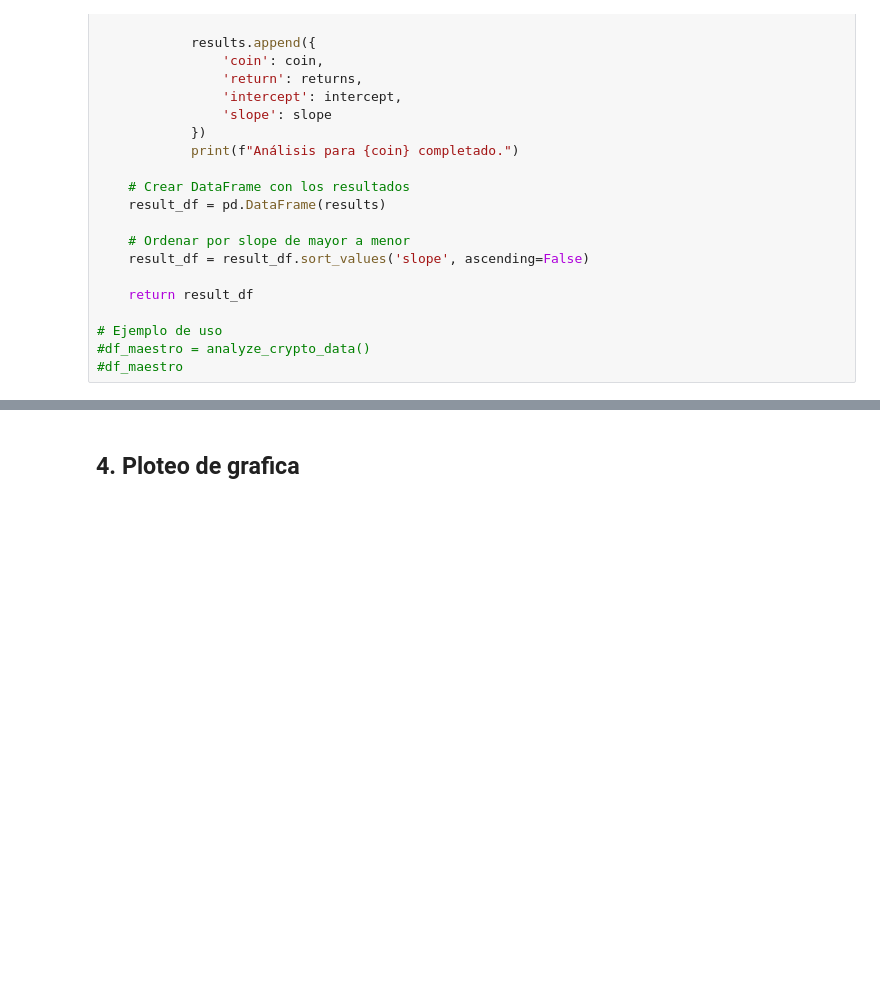
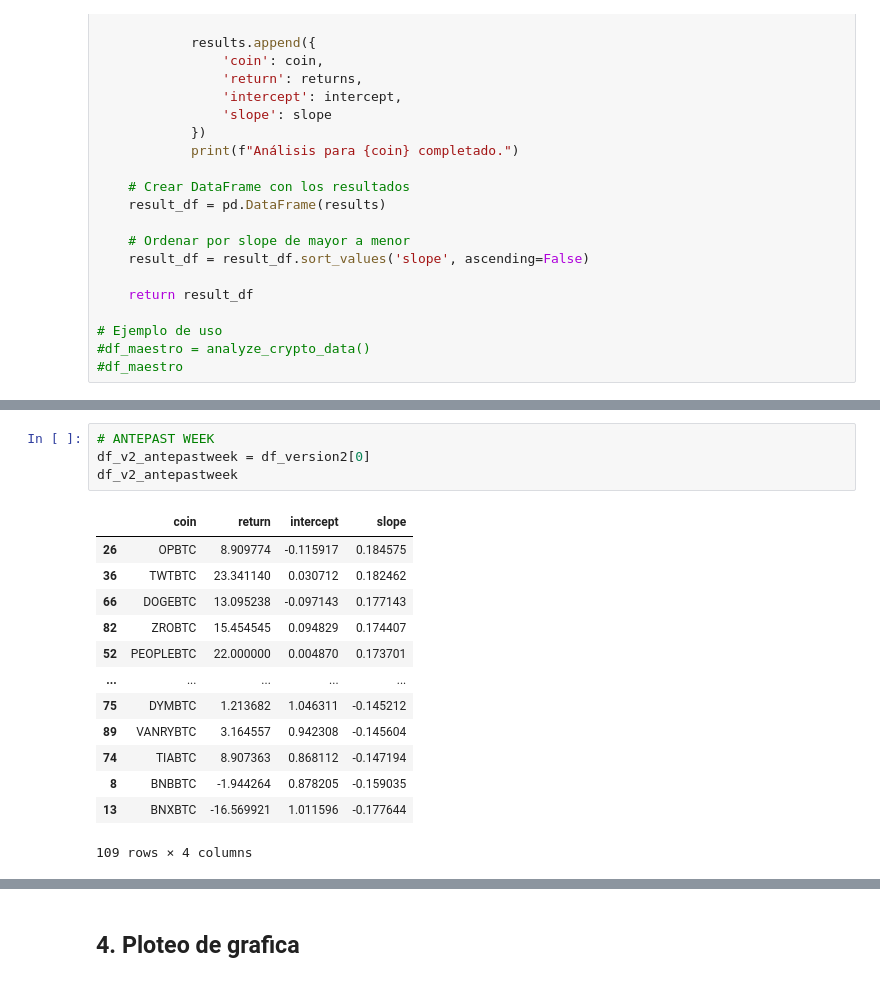
Before and after one commit to eduardogv/binance-momentum, a Jupyter notebook: binance_top_coins.ipynb, the cells around one changed output, grey strips where cells are left out. Drawn from its saved outputs; the diff is of its cells as text; blank space fills up the shorter version.

```diff
--- a/binance_top_coins.ipynb
+++ b/binance_top_coins.ipynb
@@ -501,0 +481,18 @@ df_maestro2_debug_antepastweek
+# %%
+# ANTEPAST WEEK
+df_v2_antepastweek = df_version2[0]
+df_v2_antepastweek
+# %% [output]
+|  | coin | return | intercept | slope |
+| 26 | OPBTC | 8.909774 | -0.115917 | 0.184575 |
+| 36 | TWTBTC | 23.341140 | 0.030712 | 0.182462 |
+| 66 | DOGEBTC | 13.095238 | -0.097143 | 0.177143 |
+| 82 | ZROBTC | 15.454545 | 0.094829 | 0.174407 |
+| 52 | PEOPLEBTC | 22.000000 | 0.004870 | 0.173701 |
+| ... | ... | ... | ... | ... |
+| 75 | DYMBTC | 1.213682 | 1.046311 | -0.145212 |
+| 89 | VANRYBTC | 3.164557 | 0.942308 | -0.145604 |
+| 74 | TIABTC | 8.907363 | 0.868112 | -0.147194 |
+| 8 | BNBBTC | -1.944264 | 0.878205 | -0.159035 |
+| 13 | BNXBTC | -16.569921 | 1.011596 | -0.177644 |
+109 rows × 4 columns
```
Also changed, not shown: parts of 30 cells of this notebook.
